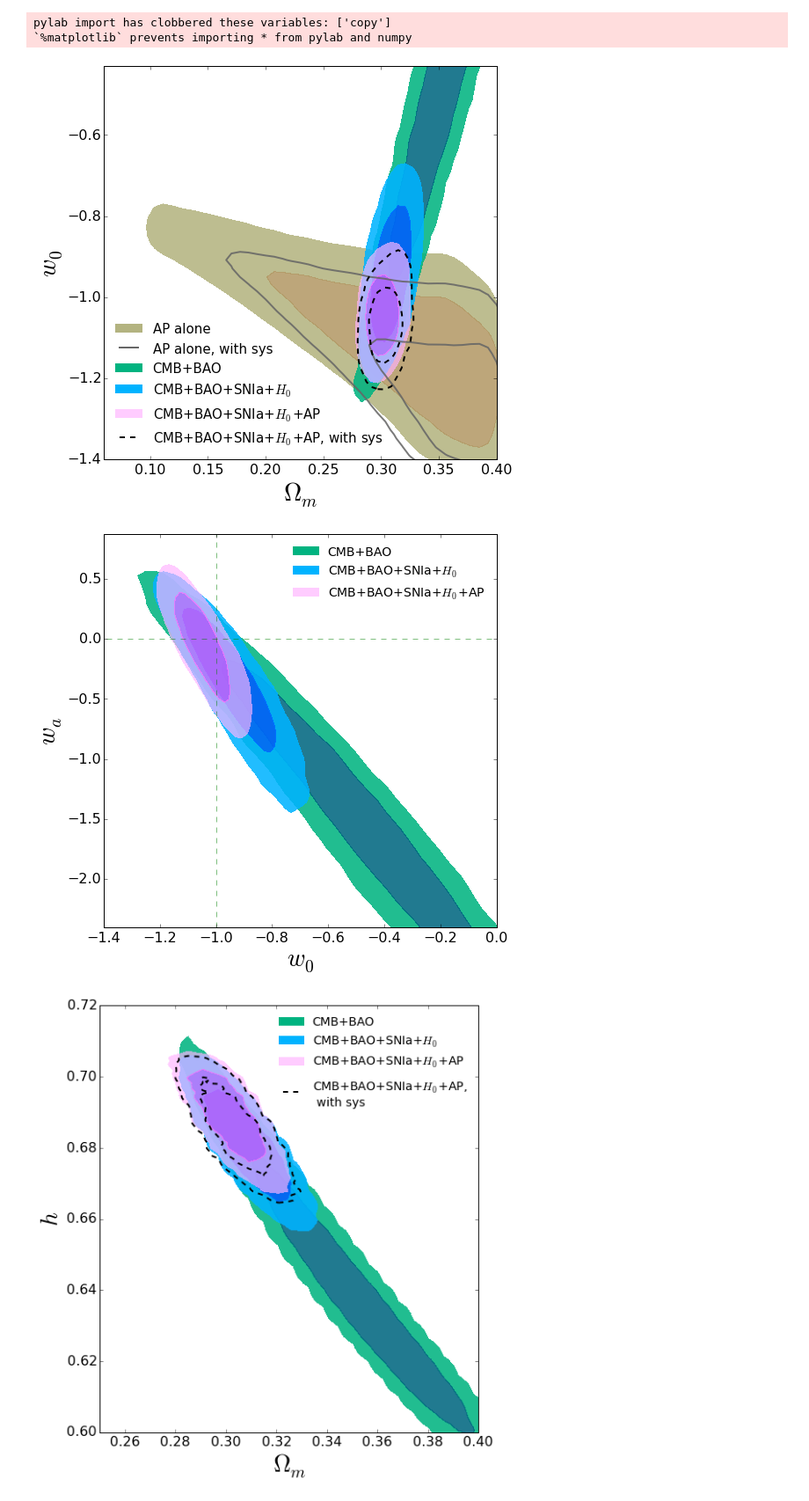
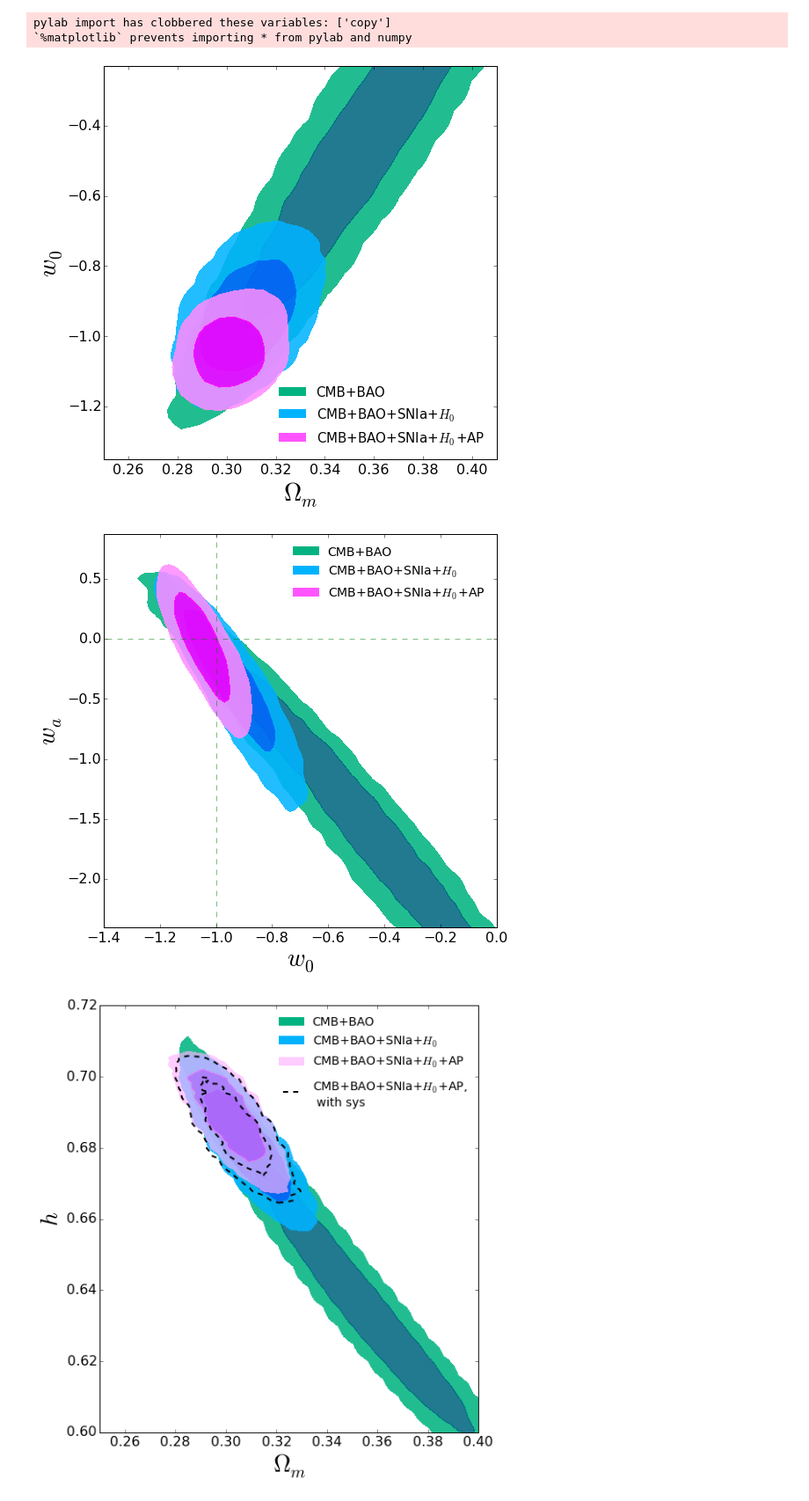
Before and after one commit to xiaodongli1986/2PCF_AP, a Jupyter notebook: CPL_Draft_Contours.ipynb, the cells around one changed output. Shown: that part at 88% size. Drawn from its saved outputs; the diff is of its cells as text; code cells hidden in the pictures.

```diff
--- a/CPL_Draft_Contours.ipynb
+++ b/CPL_Draft_Contours.ipynb
@@ -14,7 +14,7 @@ cosmomcdir = '/home/xiaodongli/software/cosmomcs/12Oct_generic/'
 
 fig, ax = figax(8,8)
 
-all_plot = True
+all_plot = False
 
 if True and all_plot:
     file1 = cosmomcdir+'plot_data/base_w_wa_AP___om0.2600_w-1.0000'
@@ -74,8 +74,8 @@ if True:
     Y = Xfromdata(np.loadtxt(file1+'_p3.dat'))
     cnt = np.loadtxt(file1+'_2D_3_1_cont')
     cnt = array([cnt[1], cnt[0],cnt[0]/2,] )
-    rlt = ax.contourf(X,Y,pts,cnt,  colors=[[1,0.7,1],[1,0.4,1]], alpha=0.67, label='Approximate 2pCF', linewidths=2, linestyles='-')
-    ax.plot([-100,-100],[-100,-100], c= [1,0.7,1], alpha=0.67, label='CMB+BAO+SNIa+$H_0$+AP', lw=10)
+    rlt = ax.contourf(X,Y,pts,cnt,  colors=[[1,0.55,1],[1,0.0,1]], alpha=0.87, label='Approximate 2pCF', linewidths=2, linestyles='-')
+    ax.plot([-100,-100],[-100,-100], c= [1,0.0,1], alpha=0.67, label='CMB+BAO+SNIa+$H_0$+AP', lw=10)
 
 if True and all_plot:
     file1 = cosmomcdir+'plot_data/base_w_wa_plikHM_TTTEEE_lowTEB_BAO_H070p6_JLA___base1omws_om0.2600_w-1.0000_NoSysCor'
@@ -121,34 +121,34 @@ if False:
     ax.plot([-100,-100],[-100,-100], c= [0,0.7,0], label='CMB+BAO+SNIa+$H_0$+AP, wCDM', lw=10)
 
 
 
 if False:
     file1 = cosmomcdir+'plot_data/base_w_AP___base1omws_om0.2600_w-1.0000'
     pts = np.loadtxt(file1+'_2D_3_1')
     X = Xfromdata(np.loadtxt(file1+'_p1.dat'))
     Y = Xfromdata(np.loadtxt(file1+'_p3.dat'))
     cnt = np.loadtxt(file1+'_2D_3_1_cont')
     cnt = array([cnt[1], cnt[0],cnt[0]/2,] )
     rlt = ax.contourf(X,Y,pts,cnt,  colors=[[0.5,0.7,0.5],[0.5,0.4,0.5]], alpha=0.87, label='Approximate 2pCF', linewidths=2, linestyles='-')
     ax.plot([-100,-100],[-100,-100], c= [0.5,0.7,0.5], label='AP alone, wCDM', lw=10)
 
 
 #ax.grid()
 ax.set_xlabel('$\\Omega_m$', fontsize=28)
 ax.set_ylabel('$w_0$', fontsize=28)
 if all_plot:
     ax.set_xlim(0.06,0.4)
     ax.set_ylim(-1.4, -0.43)
     ax.legend(frameon=False, loc='lower left', fontsize=15)
     fig.savefig('./Draft/figCPL_a1.all.'+figformat, format=figformat)
 else:
     ax.set_xlim(0.25,0.41);    ax.set_ylim(-1.35, -0.23)
     #ax.set_xlim(0.25,0.35);    ax.set_ylim(-1.35, -0.63)
     ax.legend(frameon=False, loc='lower right', fontsize=15)
     fig.savefig('./Draft/figCPL_a1.'+figformat, format=figformat)
 #fig.savefig('./figCPL_effect_of_sys_omw0.'+figformat, format=figformat)
 # %% [output]
-[figure, old version]
+[figure, new version]
 # %%
 cosmomcdir = '/home/xiaodongli/software/cosmomcs/12Oct_generic/'
 
@@ -213,8 +213,8 @@ if True:
     Y = Xfromdata(np.loadtxt(file1+'_p4.dat'))
     cnt = np.loadtxt(file1+'_2D_4_3_cont')
     cnt = array([cnt[1], cnt[0],cnt[0]/2,] )
-    rlt = ax.contourf(X,Y,pts,cnt,  colors=[[1,0.7,1],[1,0.4,1]], alpha=0.67, label='Approximate 2pCF', linewidths=2, linestyles='-')
-    ax.plot([-100,-100],[-100,-100], c= [1,0.7,1], alpha=0.67, label='CMB+BAO+SNIa+$H_0$+AP', lw=10)
+    rlt = ax.contourf(X,Y,pts,cnt,  colors=[[1,0.55,1],[1,0.0,1]], alpha=0.87, label='Approximate 2pCF', linewidths=2, linestyles='-')
+    ax.plot([-100,-100],[-100,-100], c= [1,0.0,1], alpha=0.67, label='CMB+BAO+SNIa+$H_0$+AP', lw=10)
 
 if True and all_plot:
     file1 = cosmomcdir+'plot_data/base_w_wa_plikHM_TTTEEE_lowTEB_BAO_H070p6_JLA___base1omws_om0.2600_w-1.0000_NoSysCor'
@@ -274,7 +274,7 @@ else:
     fig.savefig('./Draft/figCPL_a2.'+figformat, format=figformat)
 #fig.savefig('./figCPL_effect_of_sys_omw0.'+figformat, format=figformat)
 # %% [output]
-[figure, old version]
+[figure, new version]
 # %%
 cosmomcdir = '/home/xiaodongli/software/cosmomcs/12Oct_generic/'
 
```
Also changed, not shown: 38 other files.
